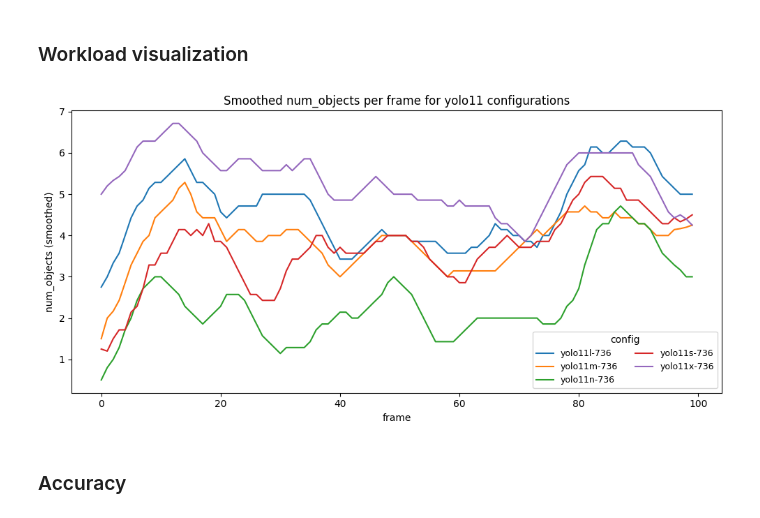
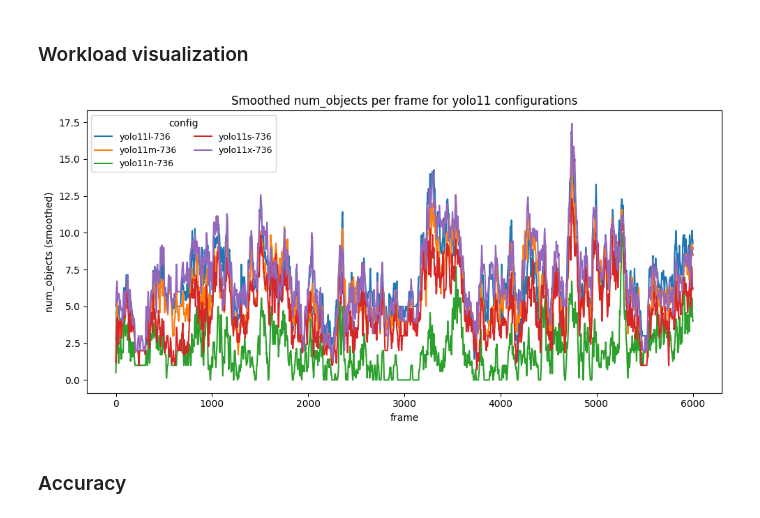
Before and after one commit to VincentSheh/vehicle_mtmc, a Jupyter notebook: visualize.ipynb, the cells around one changed output. Drawn from its saved outputs; the diff is of its cells as text; code cells hidden in the pictures.

```diff
--- a/visualize.ipynb
+++ b/visualize.ipynb
@@ -106,35 +106,35 @@ def parse_config(path: Path) -> str:
 
 plt.figure(figsize=(10, 5))
 for f in files:
     cfg = parse_config(f)
     # if "384" not in cfg: continue
     # if "544" not in cfg: continue
     if "736" not in cfg: continue
     df = pd.read_csv(f)
     df = df.rename(columns={c.strip(): c.strip() for c in df.columns})
 
     if {"frame", "num_objects"} - set(df.columns):
         raise ValueError(f"Missing required columns in {f.name} (need frame and num_objects).")
 
     df = df.dropna(subset=["frame", "num_objects"]).sort_values("frame")
-    df = df[:100]
+    df = df[:]
     # centered moving average smoothing
     y_smooth = (
         df["num_objects"]
         .rolling(window=SMOOTH_WIN, min_periods=1, center=True)
         .mean()
     )
 
     plt.plot(df["frame"], y_smooth, label=cfg)
 
 plt.xlabel("frame")
 plt.ylabel("num_objects (smoothed)")
 plt.title("Smoothed num_objects per frame for yolo11 configurations")
 plt.legend(title="config", ncol=2, fontsize=9)
 plt.tight_layout()
 plt.show()
 # %% [output]
-[figure, old version]
+[figure, new version]
 # %% [markdown]
 ### Accuracy
 # %%
```
Also changed, not shown: parts of 2 cells of this notebook, 31 other files.
